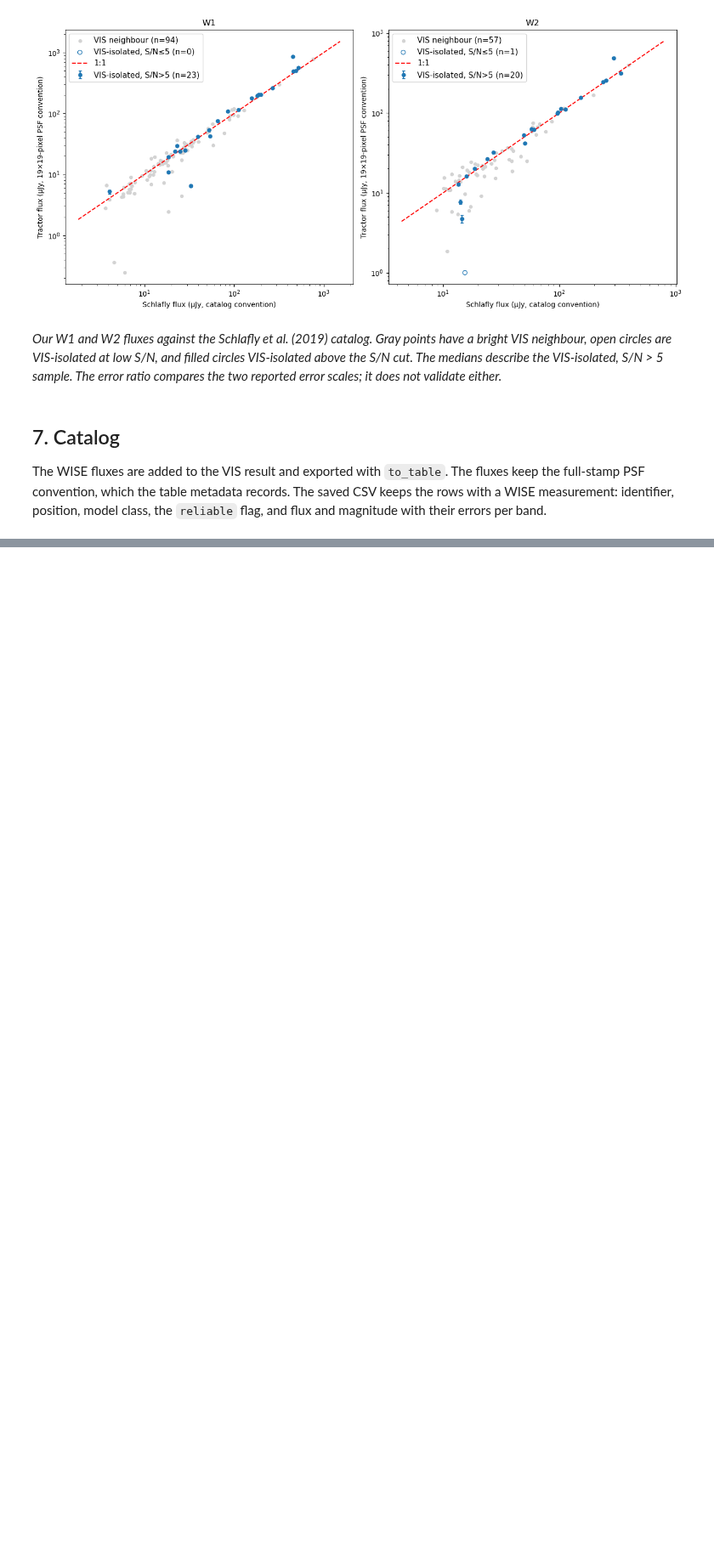
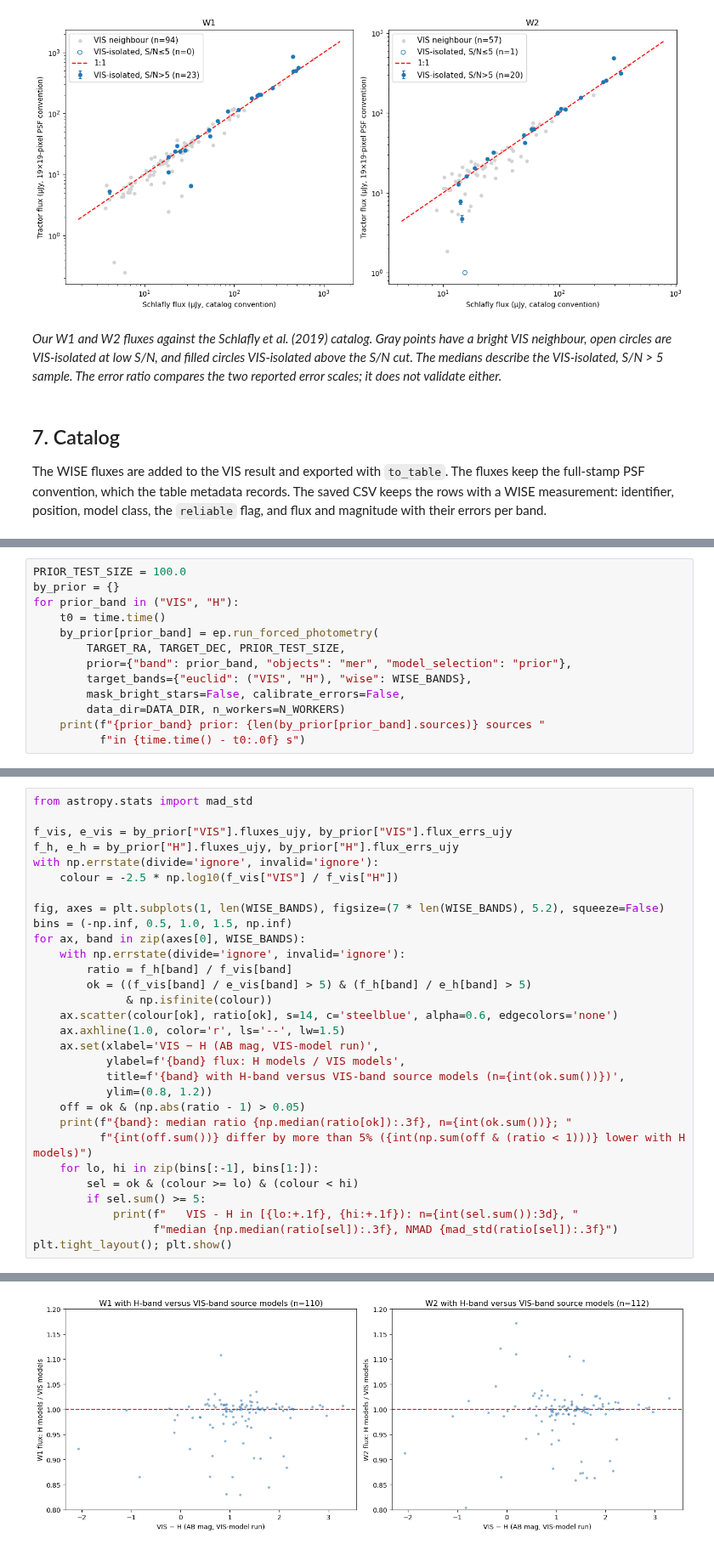
Before and after one commit to Caltech-IPAC/euclid-forced-photometry, a Jupyter notebook: notebooks/02_wise_forced_photometry.ipynb, the cells around one changed output, grey strips where cells are left out. Shown at 85% size. Drawn from its saved outputs; the diff is of its cells as text; blank space fills up the shorter version.

```diff
--- a/notebooks/02_wise_forced_photometry.ipynb
+++ b/notebooks/02_wise_forced_photometry.ipynb
@@ -376,0 +415,13 @@ wrote 1107 sources x 17 columns to wise_photometry.csv
+# %%
+PRIOR_TEST_SIZE = 100.0
+by_prior = {}
+for prior_band in ("VIS", "H"):
+    t0 = time.time()
+    by_prior[prior_band] = ep.run_forced_photometry(
+        TARGET_RA, TARGET_DEC, PRIOR_TEST_SIZE,
+        prior={"band": prior_band, "objects": "mer", "model_selection": "prior"},
+        target_bands={"euclid": ("VIS", "H"), "wise": WISE_BANDS},
+        mask_bright_stars=False, calibrate_errors=False,
+        data_dir=DATA_DIR, n_workers=N_WORKERS)
+    print(f"{prior_band} prior: {len(by_prior[prior_band].sources)} sources "
+          f"in {time.time() - t0:.0f} s")
@@ -376,0 +451,31 @@ wrote 1107 sources x 17 columns to wise_photometry.csv
+# %%
+from astropy.stats import mad_std
+
+f_vis, e_vis = by_prior["VIS"].fluxes_ujy, by_prior["VIS"].flux_errs_ujy
+f_h, e_h = by_prior["H"].fluxes_ujy, by_prior["H"].flux_errs_ujy
+with np.errstate(divide='ignore', invalid='ignore'):
+    colour = -2.5 * np.log10(f_vis["VIS"] / f_vis["H"])
+
+fig, axes = plt.subplots(1, len(WISE_BANDS), figsize=(7 * len(WISE_BANDS), 5.2), squeeze=False)
+bins = (-np.inf, 0.5, 1.0, 1.5, np.inf)
+for ax, band in zip(axes[0], WISE_BANDS):
+    with np.errstate(divide='ignore', invalid='ignore'):
+        ratio = f_h[band] / f_vis[band]
+        ok = ((f_vis[band] / e_vis[band] > 5) & (f_h[band] / e_h[band] > 5)
+              & np.isfinite(colour))
+    ax.scatter(colour[ok], ratio[ok], s=14, c='steelblue', alpha=0.6, edgecolors='none')
+    ax.axhline(1.0, color='r', ls='--', lw=1.5)
+    ax.set(xlabel='VIS − H (AB mag, VIS-model run)',
+           ylabel=f'{band} flux: H models / VIS models',
+           title=f'{band} with H-band versus VIS-band source models (n={int(ok.sum())})',
+           ylim=(0.8, 1.2))
+    off = ok & (np.abs(ratio - 1) > 0.05)
+    print(f"{band}: median ratio {np.median(ratio[ok]):.3f}, n={int(ok.sum())}; "
+          f"{int(off.sum())} differ by more than 5% ({int(np.sum(off & (ratio < 1)))} lower with H models)")
+    for lo, hi in zip(bins[:-1], bins[1:]):
+        sel = ok & (colour >= lo) & (colour < hi)
+        if sel.sum() >= 5:
+            print(f"   VIS - H in [{lo:+.1f}, {hi:+.1f}): n={int(sel.sum()):3d}, "
+                  f"median {np.median(ratio[sel]):.3f}, NMAD {mad_std(ratio[sel]):.3f}")
+plt.tight_layout(); plt.show()
+# %% [output]
@@ -376,0 +492 @@ wrote 1107 sources x 17 columns to wise_photometry.csv
+[figure, added]
```
Also changed, not shown: parts of 12 cells of this notebook, 8 other files.
